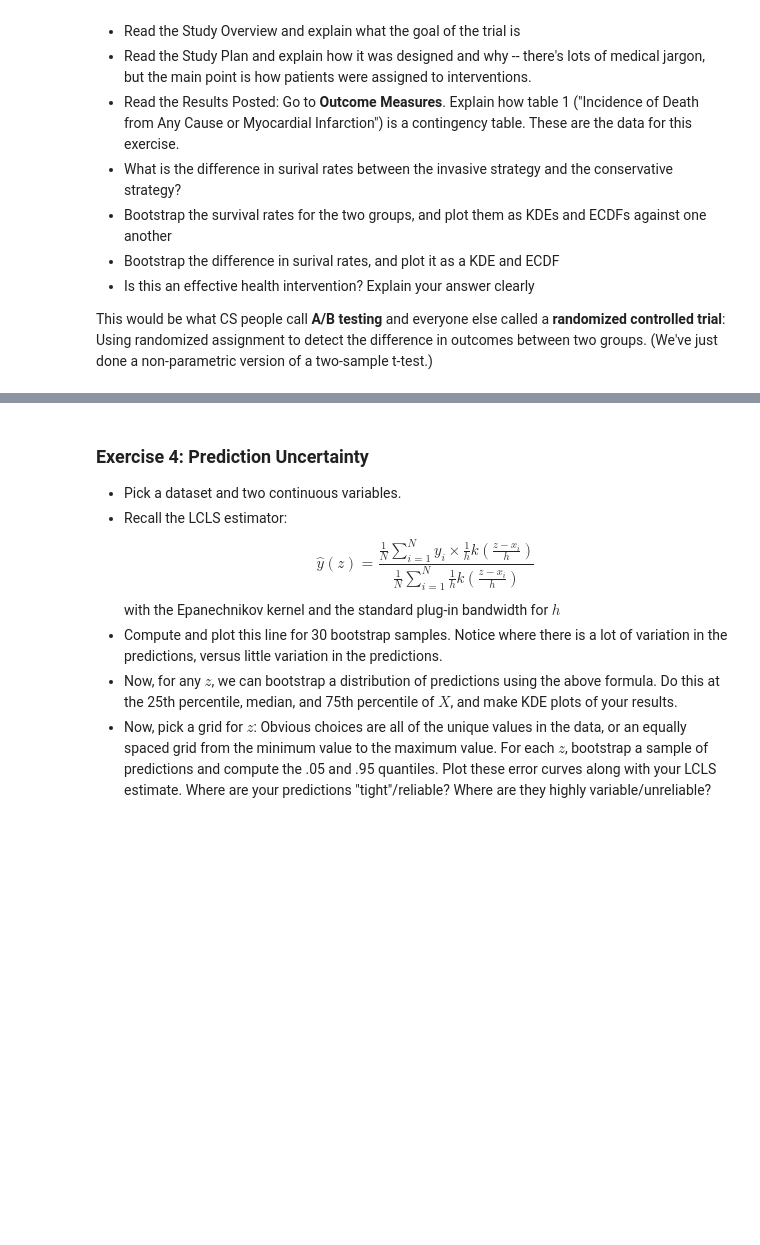
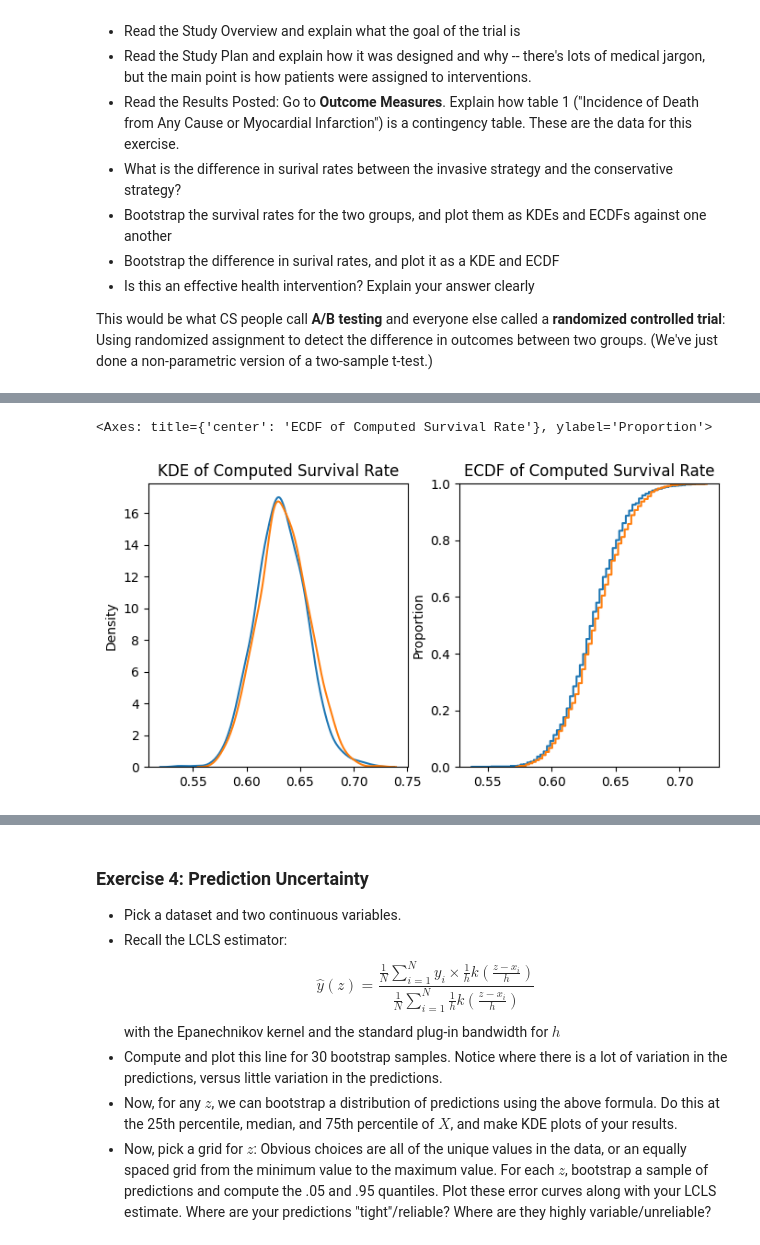
Before and after one commit to BrookeTLumpkin/DS5030-assignment4, a Jupyter notebook: assignment_4.ipynb, the cells around one changed output, grey strips where cells are left out. Drawn from its saved outputs; the diff is of its cells as text; code cells hidden in the pictures; blank space fills up the shorter version.

```diff
--- a/assignment_4.ipynb
+++ b/assignment_4.ipynb
@@ -38,0 +194,7 @@ This would be what CS people call **A/B testing** and everyone else called a **r
+# %%
+CT_Arr= [1]* surv_count_CT + [0]*(389-surv_count_CT)
+IT_Arr= [1]* surv_count_IT + [0]*(388-surv_count_IT)
+
+CT_Series=pd.Series(CT_Arr)
+IT_Series=pd.Series(IT_Arr)
+CT_Series
@@ -38,0 +219,17 @@ This would be what CS people call **A/B testing** and everyone else called a **r
+# %%
+# Bootstrap the IT Survival Rates
+
+def simulate(my_series, S=1000):
+    x=my_series
+
+    estimates=[]
+    for s in range (S):
+        x_s = x.sample(frac=1.0, replace=True)
+        stat_s=sum(x_s)/len(x_s)
+        estimates.append(stat_s)
+    estimates=np.array(estimates)
+    return estimates
+
+CT_Estimates=simulate(CT_Series)
+IT_Estimates=simulate(IT_Series)
+CT_Estimates, IT_Estimates
@@ -38,0 +254,10 @@ This would be what CS people call **A/B testing** and everyone else called a **r
+# %%
+# Plot the KDE With the Bootstrapped Survival Rates
+fig, axes = plt.subplots(1, 2, figsize=(8, 4))
+sns.kdeplot(CT_Estimates, ax=axes[0]).set(title="KDE of Computed Survival Rate")
+sns.kdeplot(IT_Estimates, ax=axes[0])
+sns.ecdfplot(CT_Estimates, ax=axes[1]).set(title="ECDF of Computed Survival Rate")
+sns.ecdfplot(IT_Estimates, ax=axes[1])
+# %% [output]
+<Axes: title={'center': 'ECDF of Computed Survival Rate'}, ylabel='Proportion'>
+[figure, added]
```
Also changed, not shown: parts of 27 cells of this notebook.
